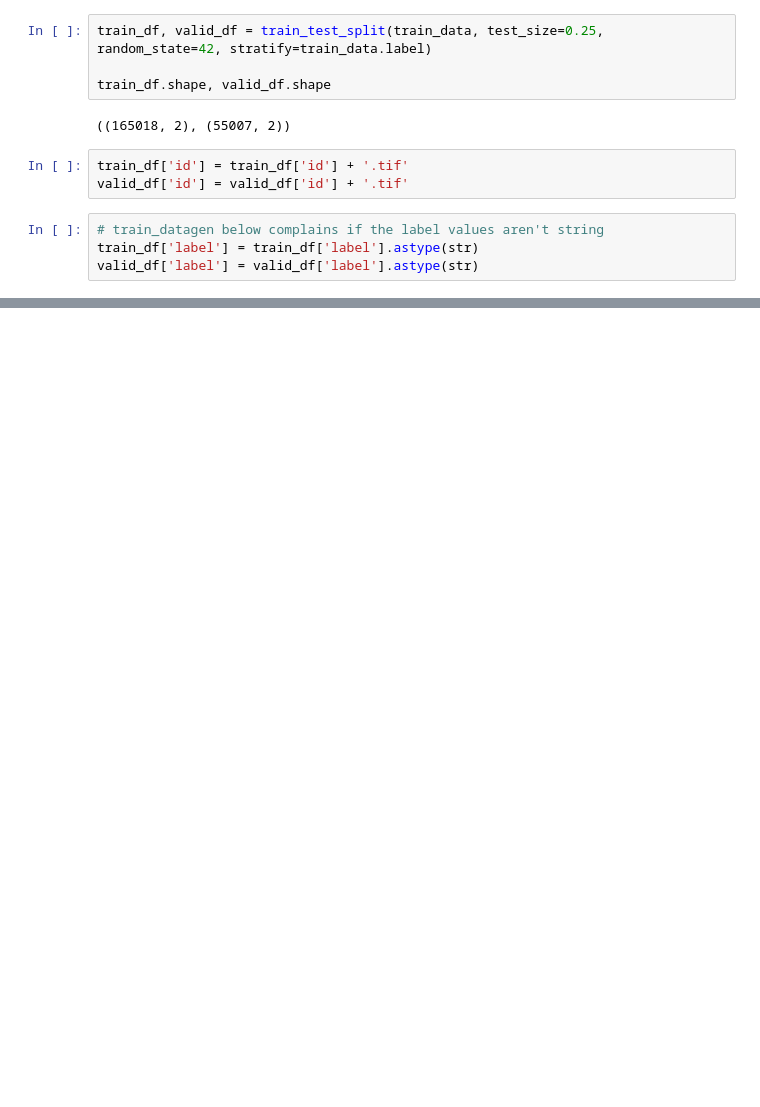
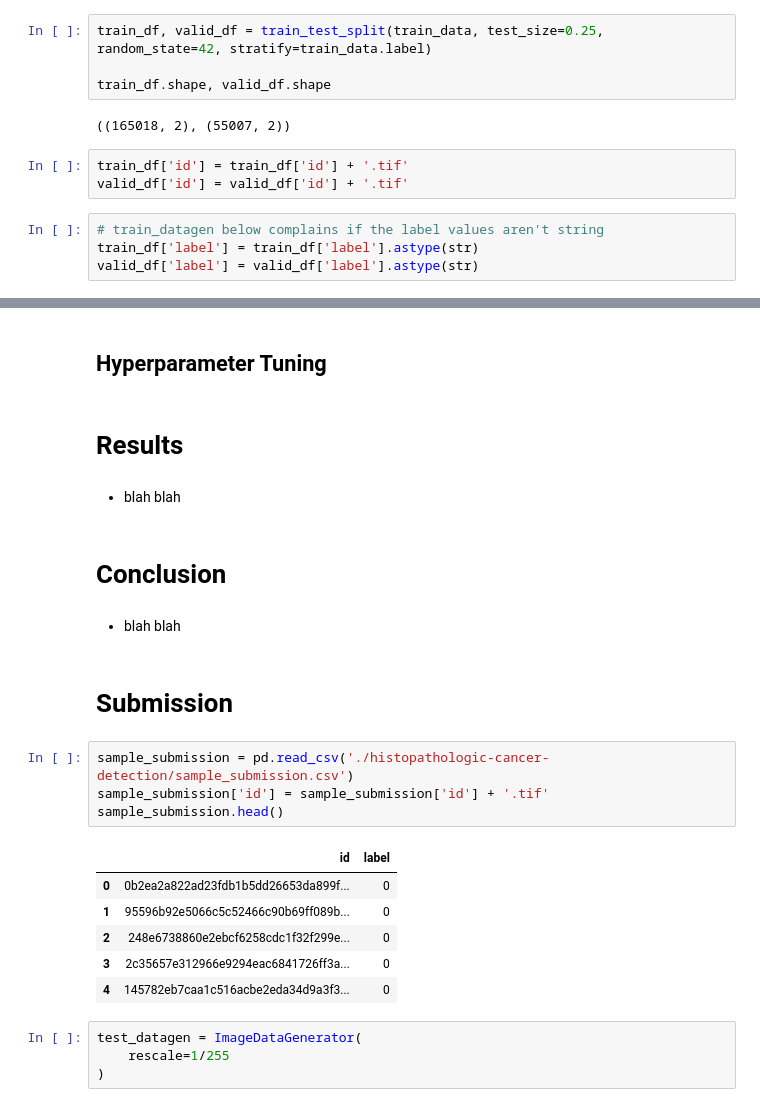
Before and after one commit to karansangha/dtsa5511-week3-cancer-detection, a Jupyter notebook: Histopathologic Cancer Detection.ipynb, the cells around one changed output, grey strips where cells are left out. Drawn from its saved outputs; the diff is of its cells as text; blank space fills up the shorter version.

```diff
--- a/Histopathologic Cancer Detection.ipynb
+++ b/Histopathologic Cancer Detection.ipynb
@@ -349,0 +397,27 @@ plt.show();
+# %% [markdown]
+## Hyperparameter Tuning
+# %% [markdown]
+# Results
+# %% [markdown]
+- blah blah
+# %% [markdown]
+# Conclusion
+# %% [markdown]
+- blah blah
+# %% [markdown]
+# Submission
+# %%
+sample_submission = pd.read_csv('./histopathologic-cancer-detection/sample_submission.csv')
+sample_submission['id'] = sample_submission['id'] + '.tif'
+sample_submission.head()
+# %% [output]
+|  | id | label |
+| 0 | 0b2ea2a822ad23fdb1b5dd26653da899f... | 0 |
+| 1 | 95596b92e5066c5c52466c90b69ff089b... | 0 |
+| 2 | 248e6738860e2ebcf6258cdc1f32f299e... | 0 |
+| 3 | 2c35657e312966e9294eac6841726ff3a... | 0 |
+| 4 | 145782eb7caa1c516acbe2eda34d9a3f3... | 0 |
+# %%
+test_datagen = ImageDataGenerator(
+    rescale=1/255
+)
```
Also changed, not shown: parts of 38 cells of this notebook, 1 other file.
